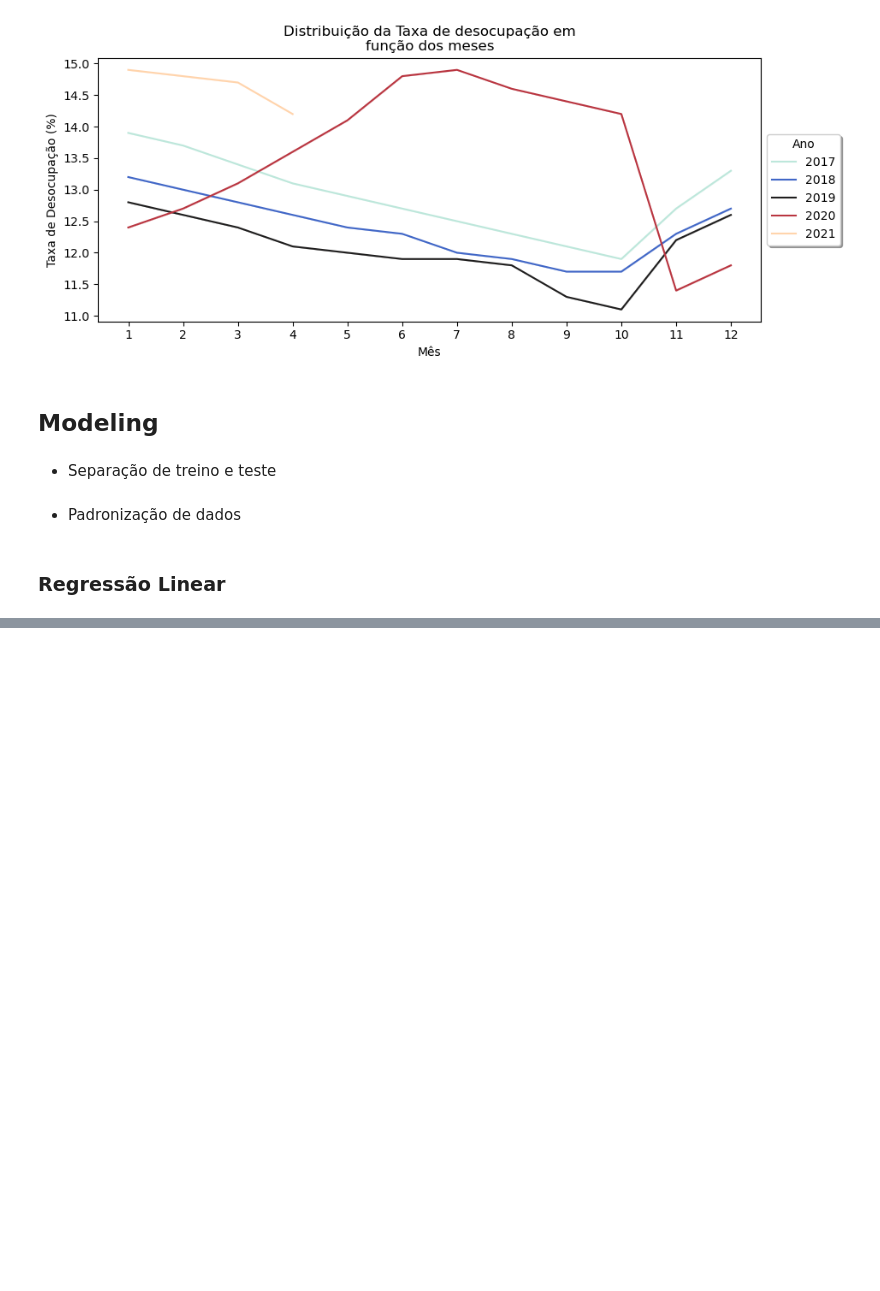
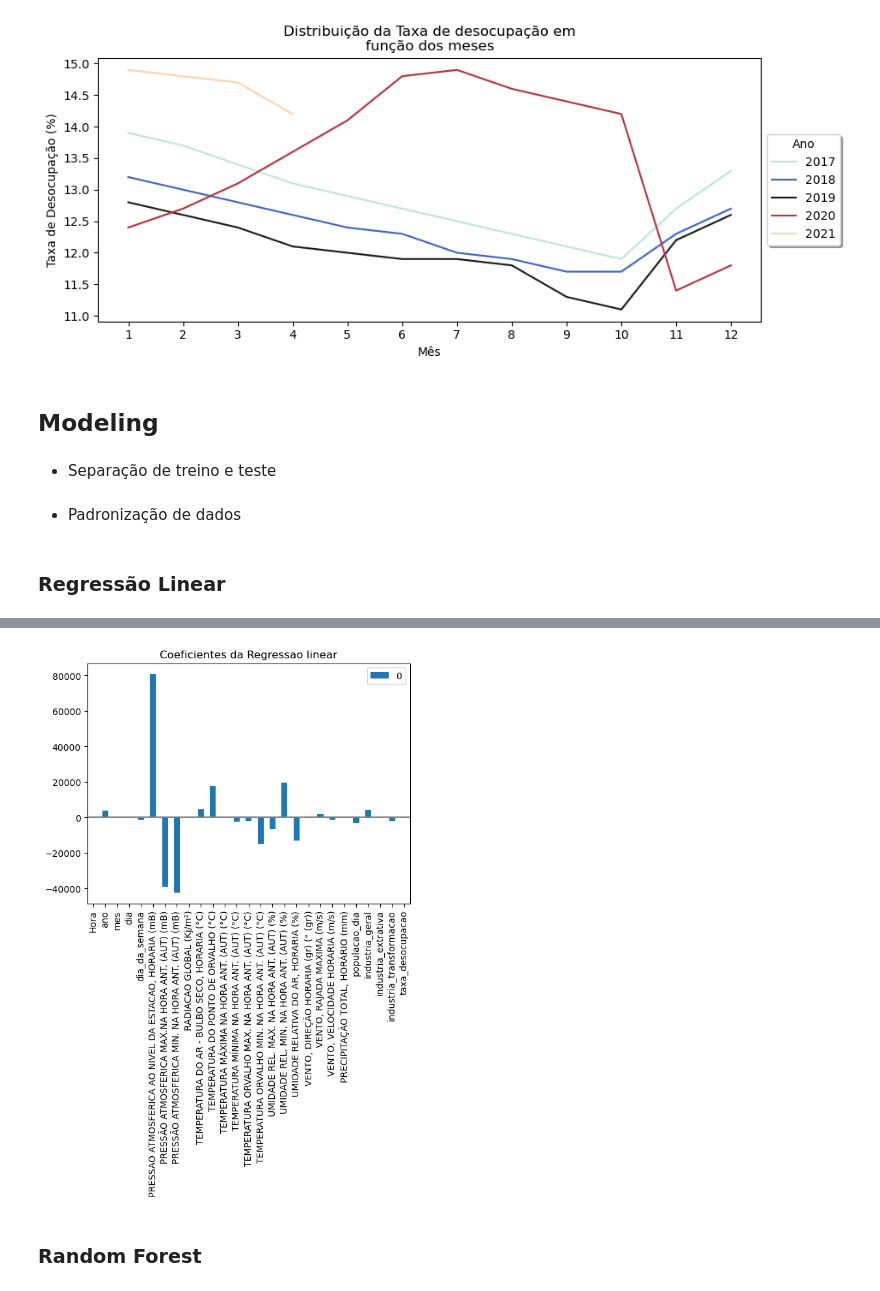
Before and after one commit to kauansacramento/energy-demand-forecast, a Jupyter notebook: energy_demand_forecast.ipynb, the cells around one changed output, grey strips where cells are left out. Drawn from its saved outputs; the diff is of its cells as text; code cells hidden in the pictures; blank space fills up the shorter version.

```diff
--- a/energy_demand_forecast.ipynb
+++ b/energy_demand_forecast.ipynb
@@ -126,3 +126,3 @@ y_train = df.query('ano < 2021')['hourly_demand']
 # %%
-X_test = df.query('ano >= 2021').drop(columns='hourly_demand')
+X_test = df.query('ano >= 2021').drop(columns='hourly_demand').reset_index(drop=True)
 # %%
@@ -161,0 +189,8 @@ array([0.62900776, 0.61415493, 0.60654845, 0.68534794, 0.51604012])
+# %%
+ax = pd.DataFrame(model.coef_, index=X_test_scaled.columns).plot(kind='bar', label='Coeficientes do Modelo')
+ax.set(title='Coeficientes da Regressao linear')
+plt.axhline(y=0, color=".5");
+# %% [output]
+[figure, added]
+# %% [markdown]
+### Random Forest
```
Also changed, not shown: parts of 30 cells of this notebook.
